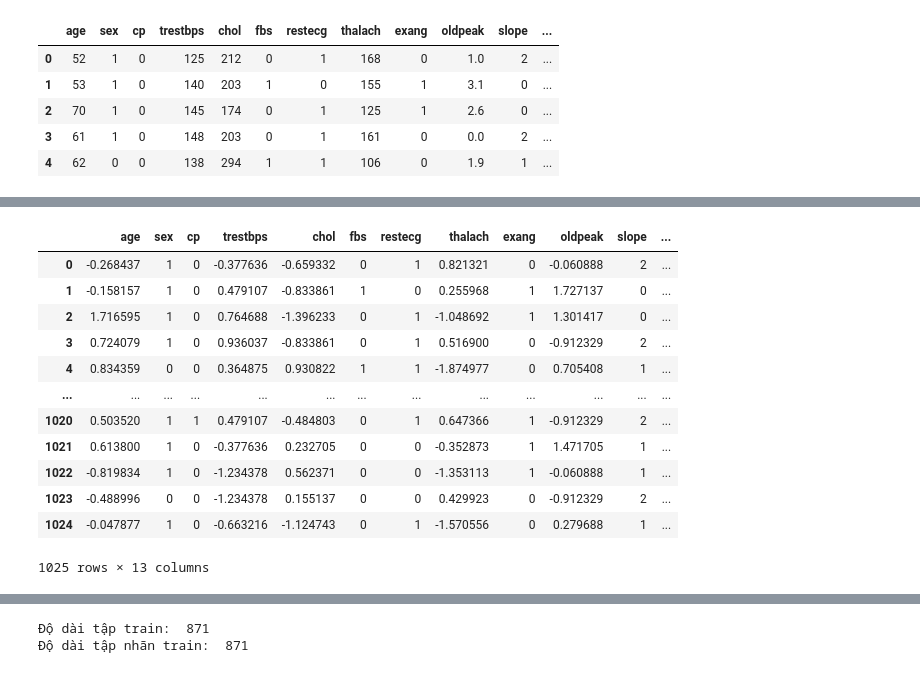
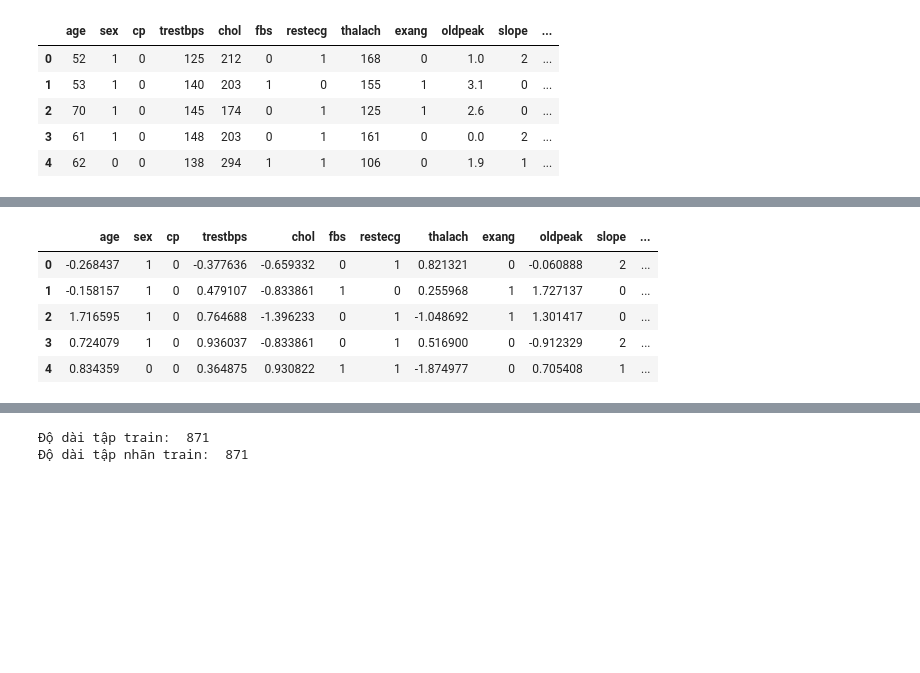
Before and after one commit to ddotu2612/BTL_MachineLearning, a Jupyter notebook: preprocessing/preprocessing_data_heart_disease.ipynb, the cells around one changed output, grey strips where cells are left out. Saved outputs shown, nothing was run; the diff lists cells and outputs as text; code cells hidden in the pictures; blank space fills up the shorter version.

```diff
--- a/preprocessing/preprocessing_data_heart_disease.ipynb
+++ b/preprocessing/preprocessing_data_heart_disease.ipynb
@@ -117,24 +117,17 @@ dtype: object
 # %%
 continuous_features=set(df.columns) - set(categorical_features)
 scaler = StandardScaler()
 df_norm = df.copy()
 df_norm[list(continuous_features)]=scaler.fit_transform(df[list(continuous_features)])
 # # df_norm=pd.DataFrame(df_norm,columns=list(continuous_features))
-df_norm
+df_norm.head()
 # %% [output]
 |  | age | sex | cp | trestbps | chol | fbs | restecg | thalach | exang | oldpeak | slope | ... |
 | 0 | -0.268437 | 1 | 0 | -0.377636 | -0.659332 | 0 | 1 | 0.821321 | 0 | -0.060888 | 2 | ... |
 | 1 | -0.158157 | 1 | 0 | 0.479107 | -0.833861 | 1 | 0 | 0.255968 | 1 | 1.727137 | 0 | ... |
 | 2 | 1.716595 | 1 | 0 | 0.764688 | -1.396233 | 0 | 1 | -1.048692 | 1 | 1.301417 | 0 | ... |
 | 3 | 0.724079 | 1 | 0 | 0.936037 | -0.833861 | 0 | 1 | 0.516900 | 0 | -0.912329 | 2 | ... |
 | 4 | 0.834359 | 0 | 0 | 0.364875 | 0.930822 | 1 | 1 | -1.874977 | 0 | 0.705408 | 1 | ... |
-| ... | ... | ... | ... | ... | ... | ... | ... | ... | ... | ... | ... | ... |
-| 1020 | 0.503520 | 1 | 1 | 0.479107 | -0.484803 | 0 | 1 | 0.647366 | 1 | -0.912329 | 2 | ... |
-| 1021 | 0.613800 | 1 | 0 | -0.377636 | 0.232705 | 0 | 0 | -0.352873 | 1 | 1.471705 | 1 | ... |
-| 1022 | -0.819834 | 1 | 0 | -1.234378 | 0.562371 | 0 | 0 | -1.353113 | 1 | -0.060888 | 1 | ... |
-| 1023 | -0.488996 | 0 | 0 | -1.234378 | 0.155137 | 0 | 0 | 0.429923 | 0 | -0.912329 | 2 | ... |
-| 1024 | -0.047877 | 1 | 0 | -0.663216 | -1.124743 | 0 | 1 | -1.570556 | 0 | 0.279688 | 1 | ... |
-1025 rows × 13 columns
 # %%
 # Tạo ra biến chỉ số cho mỗi thành phần thuộc tính không liên tục
 df_norm_dummies=pd.get_dummies(df_norm)
```
Also changed, not shown: parts of 2 cells of this notebook, 3 other files.
